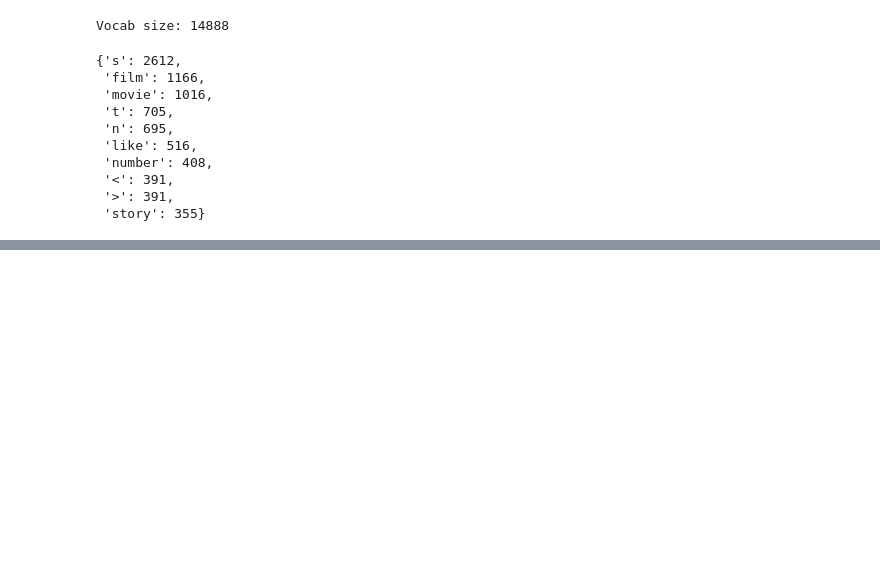
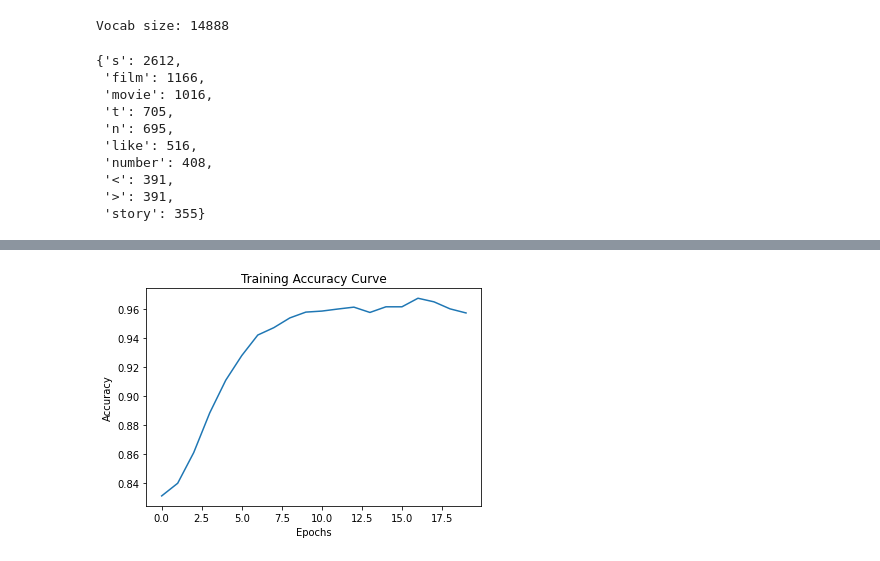
Before and after one commit to soumodiptab/Intro-to-NLP, a Jupyter notebook: assignment-4/experiment.ipynb, the cells around one changed output, grey strips where cells are left out. Saved outputs shown, nothing was run; the diff lists cells and outputs as text; code cells hidden in the pictures; blank space fills up the shorter version.

```diff
--- a/assignment-4/experiment.ipynb
+++ b/assignment-4/experiment.ipynb
@@ -358,0 +576,4 @@ Error:
+# %%
+sent_trainer.plot_accuracy()
+# %% [output]
+[figure, added]
```
Also changed, not shown: parts of 27 cells of this notebook, 7 other files.
